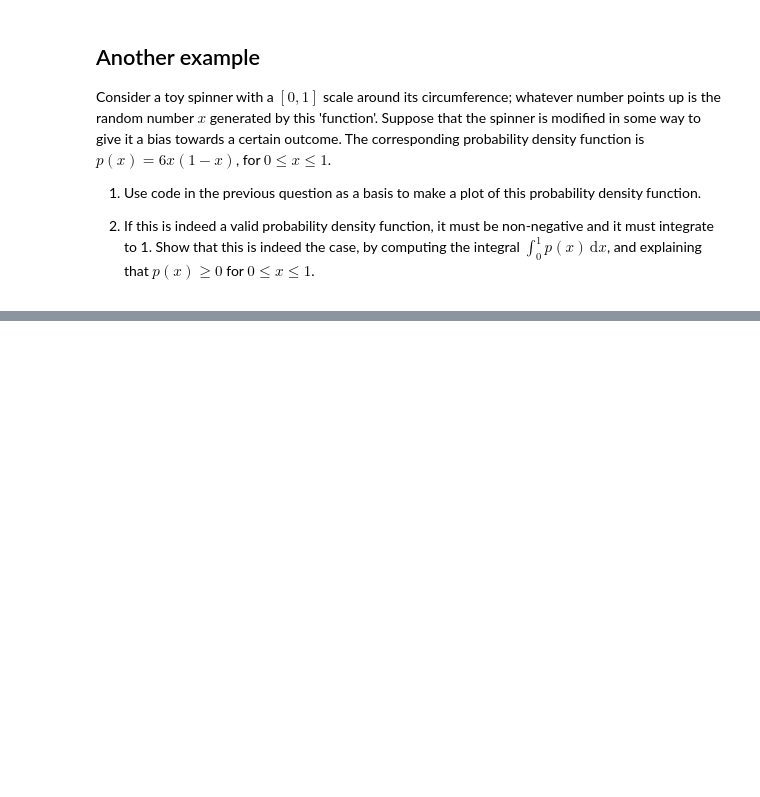
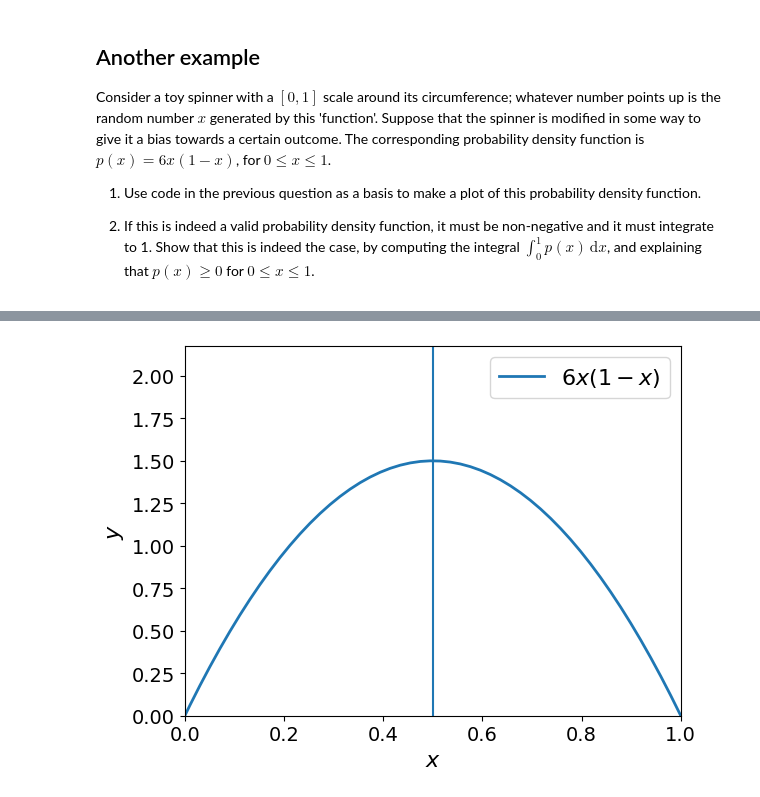
Before and after one commit to TimAvans/BayesianStatistics, a Jupyter notebook: Assignment_1.ipynb, the cells around one changed output, grey strips where cells are left out. Saved outputs shown, nothing was run; the diff lists cells and outputs as text; code cells hidden in the pictures; blank space fills up the shorter version.

```diff
--- a/Assignment_1.ipynb
+++ b/Assignment_1.ipynb
@@ -270,0 +327,29 @@ Consider a toy spinner with a $[0,1]$ scale around its circumference; whatever n
+# %%
+import matplotlib.pyplot as plt
+import numpy as np
+plt.rc('font', size=14)         # default fontsize
+plt.rc('axes', titlesize=16)    # fontsize of the axes title
+plt.rc('axes', labelsize=16)    # fontsize of the x and y labels
+plt.rc('xtick', labelsize=14)   # fontsize of the tick labels
+plt.rc('ytick', labelsize=14)   # fontsize of the tick labels
+plt.rc('legend', fontsize=16)   # legend fontsize
+plt.rc('figure', titlesize=16)  # fontsize of the figure title
+plt.rc('figure', titlesize=16)  # fontsize of the figure title
+
+def density_function(x):
+    return 6 * x * (1 - x)
+
+xaxis = np.linspace(-1, 1, num=100)
+
+plt.figure()
+plt.plot(xaxis, density_function(xaxis), lw=2, label=f'$6x(1 - x)$')
+
+plt.xlim([0, 1])
+plt.xlabel(r'$x$')
+plt.ylabel(r'$y$')
+plt.axvline(1/2)
+plt.ylim(bottom=0)
+plt.legend()
+plt.show()
+# %% [output]
+[figure, added]
```
Also changed, not shown: parts of 3 cells of this notebook.
